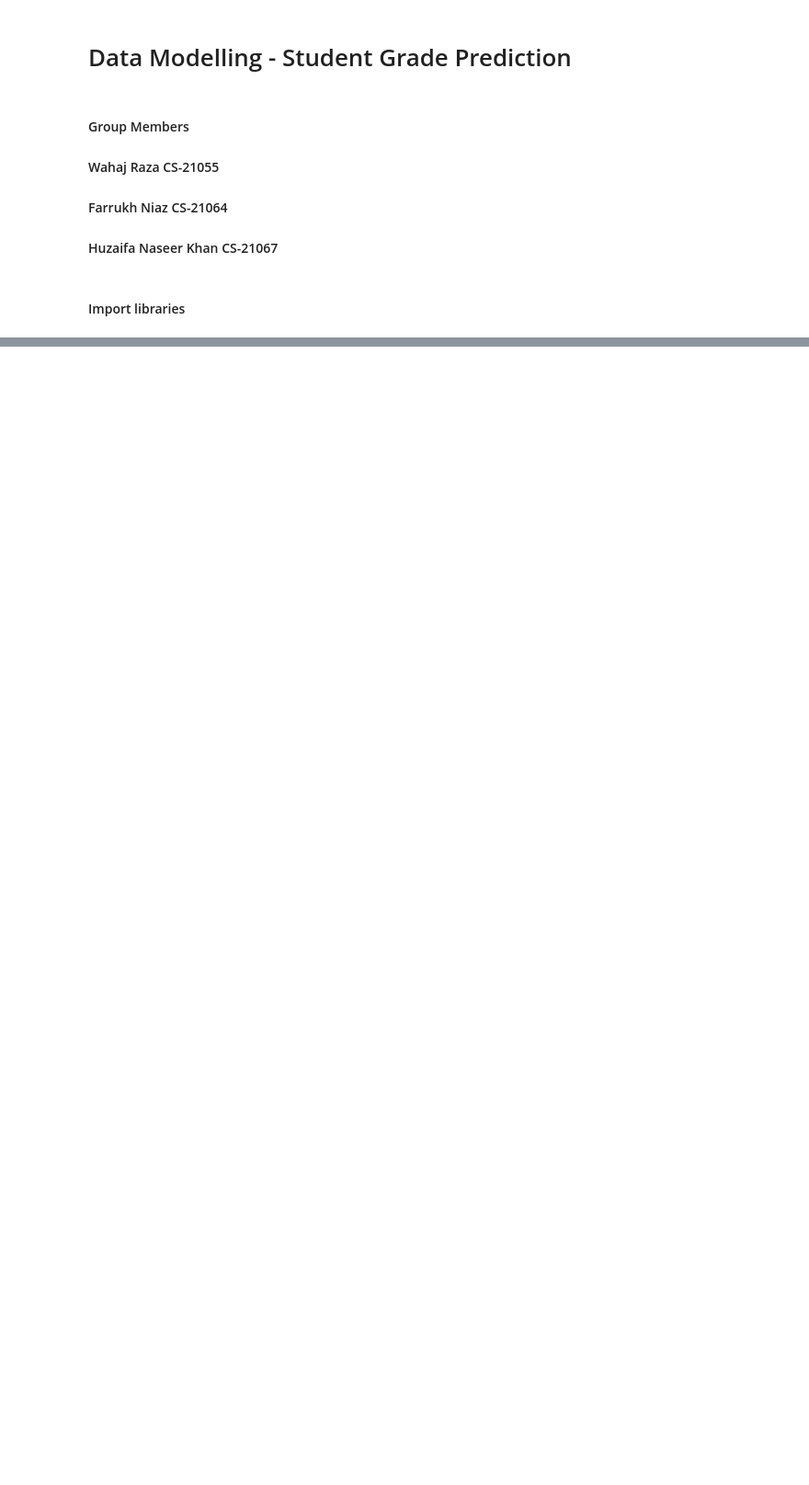
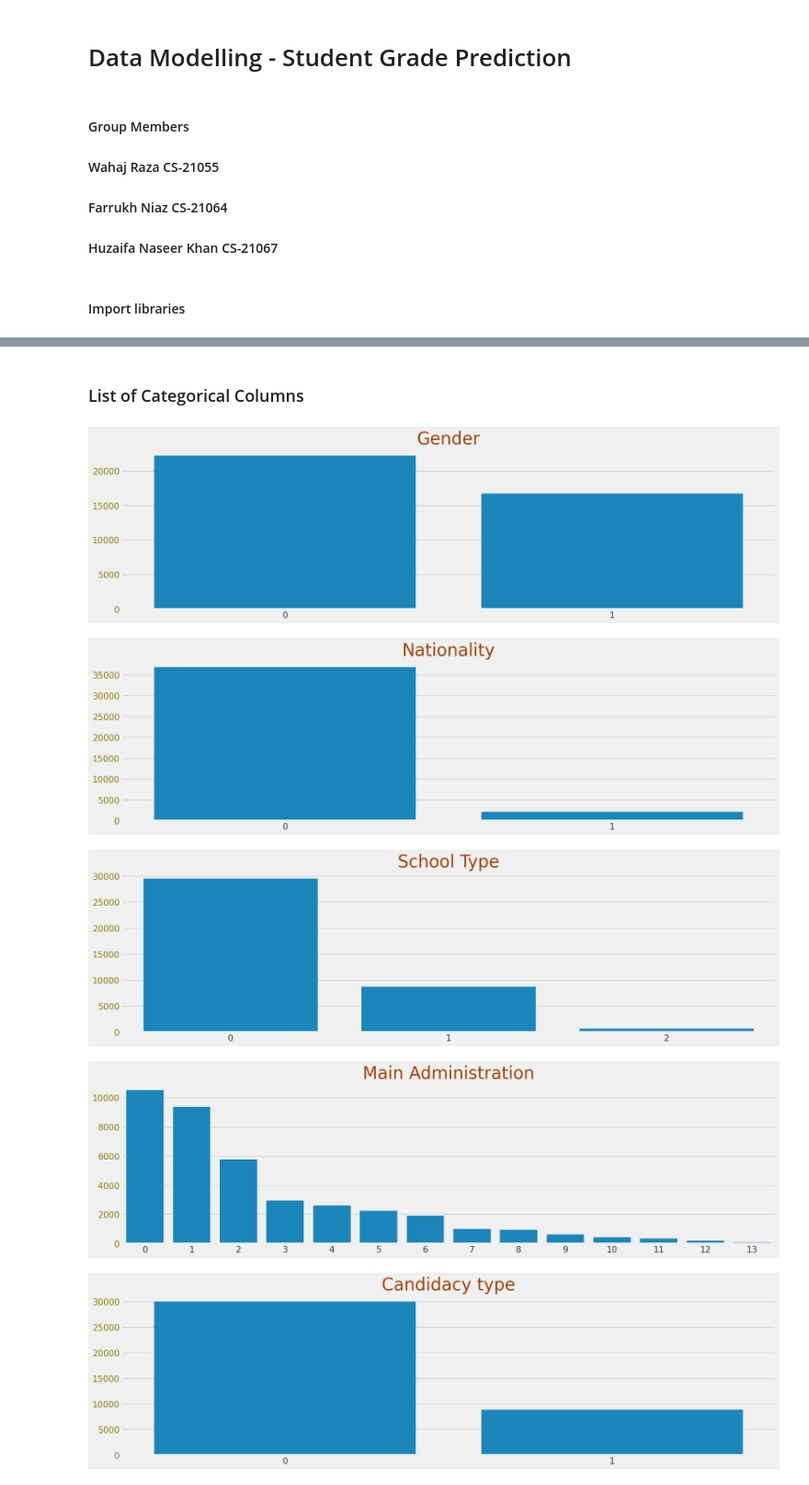
Before and after one commit to Wahaj-Raza/Cognitive-Environmental-Analysis, a Jupyter notebook: Cognitive Environmental Analysis Student Grade Prediction.ipynb, the cells around one changed output, grey strips where cells are left out. Shown at 92% size. Cells and saved outputs as stored; diff of their text form; code cells hidden in the pictures; blank space fills up the shorter version.

```diff
--- a/Cognitive Environmental Analysis Student Grade Prediction.ipynb
+++ b/Cognitive Environmental Analysis Student Grade Prediction.ipynb
@@ -88,0 +119,17 @@ category_cols
+# %% [markdown]
+### List of Categorical Columns
+# %%
+for col in category_cols:
+    plt.figure(figsize=(17,5))
+    sns.barplot(df[col].value_counts().values)
+    plt.title(col)
+    plt.tight_layout()
+    plt.show();
+
+plt.show();
+# %% [output]
+[figure, added]
+[figure, added]
+[figure, added]
+[figure, added]
+[figure, added]
```
Also changed, not shown: parts of 6 cells of this notebook.
